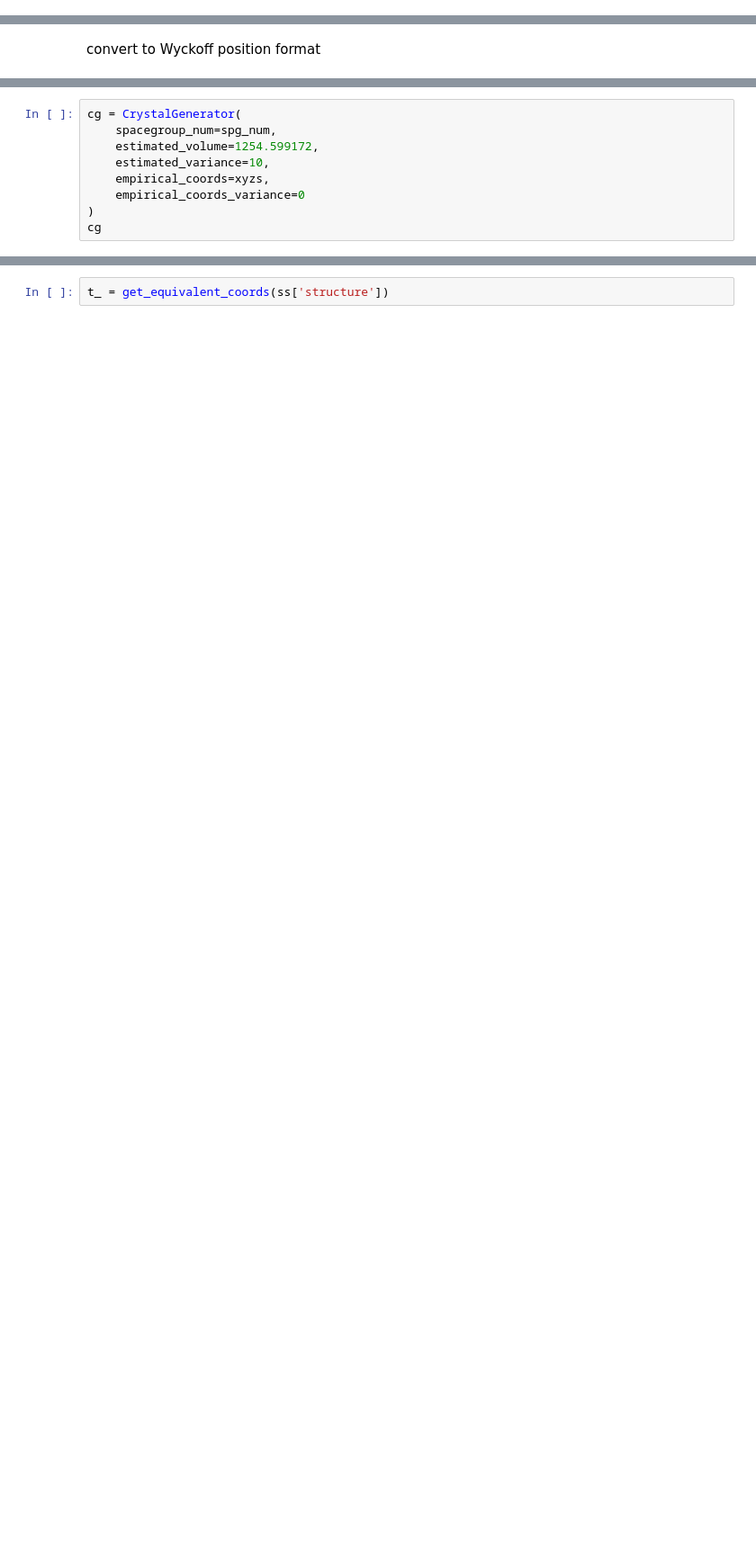
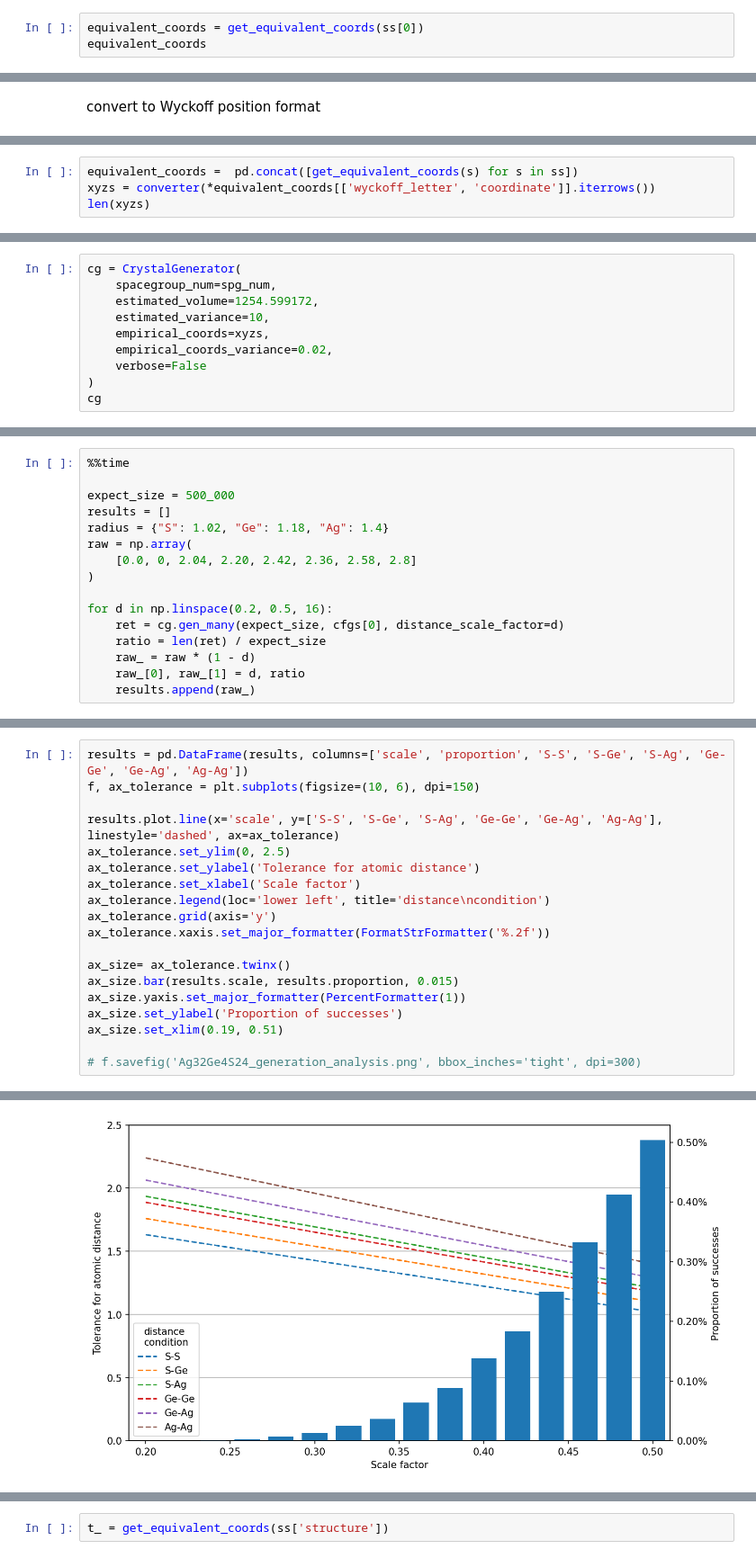
Before and after one commit to yoshida-lab/crystallus, a Jupyter notebook: examples/test_complicate_case.ipynb, the cells around one changed output, grey strips where cells are left out. Shown at 90% size. Drawn from its saved outputs; the diff is of its cells as text; blank space fills up the shorter version.

```diff
--- a/examples/test_complicate_case.ipynb
+++ b/examples/test_complicate_case.ipynb
@@ -186,0 +197,3 @@ t
+# %%
+equivalent_coords = get_equivalent_coords(ss[0])
+equivalent_coords
@@ -208,0 +250,4 @@ xyzs
+# %%
+equivalent_coords =  pd.concat([get_equivalent_coords(s) for s in ss])
+xyzs = converter(*equivalent_coords[['wyckoff_letter', 'coordinate']].iterrows())
+len(xyzs)
@@ -212,7 +262,8 @@ cg = CrystalGenerator(
     estimated_volume=1254.599172,
     estimated_variance=10,
     empirical_coords=xyzs,
-    empirical_coords_variance=0
+    empirical_coords_variance=0.02,
+    verbose=False
 )
 cg
 # %% [output]
@@ -229,0 +300,16 @@ CrystalGenerator(
+# %%
+%%time
+
+expect_size = 500_000
+results = []
+radius = {"S": 1.02, "Ge": 1.18, "Ag": 1.4}
+raw = np.array(
+    [0.0, 0, 2.04, 2.20, 2.42, 2.36, 2.58, 2.8]
+)
+
+for d in np.linspace(0.2, 0.5, 16):
+    ret = cg.gen_many(expect_size, cfgs[0], distance_scale_factor=d)
+    ratio = len(ret) / expect_size
+    raw_ = raw * (1 - d)
+    raw_[0], raw_[1] = d, ratio
+    results.append(raw_)
@@ -229,0 +352,20 @@ CrystalGenerator(
+# %%
+results = pd.DataFrame(results, columns=['scale', 'proportion', 'S-S', 'S-Ge', 'S-Ag', 'Ge-Ge', 'Ge-Ag', 'Ag-Ag'])
+f, ax_tolerance = plt.subplots(figsize=(10, 6), dpi=150)
+
+results.plot.line(x='scale', y=['S-S', 'S-Ge', 'S-Ag', 'Ge-Ge', 'Ge-Ag', 'Ag-Ag'], linestyle='dashed', ax=ax_tolerance)
+ax_tolerance.set_ylim(0, 2.5)
+ax_tolerance.set_ylabel('Tolerance for atomic distance')
+ax_tolerance.set_xlabel('Scale factor')
+ax_tolerance.legend(loc='lower left', title='distance\ncondition')
+ax_tolerance.grid(axis='y')
+ax_tolerance.xaxis.set_major_formatter(FormatStrFormatter('%.2f'))
+
+ax_size= ax_tolerance.twinx()
+ax_size.bar(results.scale, results.proportion, 0.015)
+ax_size.yaxis.set_major_formatter(PercentFormatter(1))
+ax_size.set_ylabel('Proportion of successes')
+ax_size.set_xlim(0.19, 0.51)
+
+# f.savefig('Ag32Ge4S24_generation_analysis.png', bbox_inches='tight', dpi=300)
+# %% [output]
@@ -229,0 +380 @@ CrystalGenerator(
+[figure, added]
```
Also changed, not shown: parts of 31 cells of this notebook, 12 other files.
